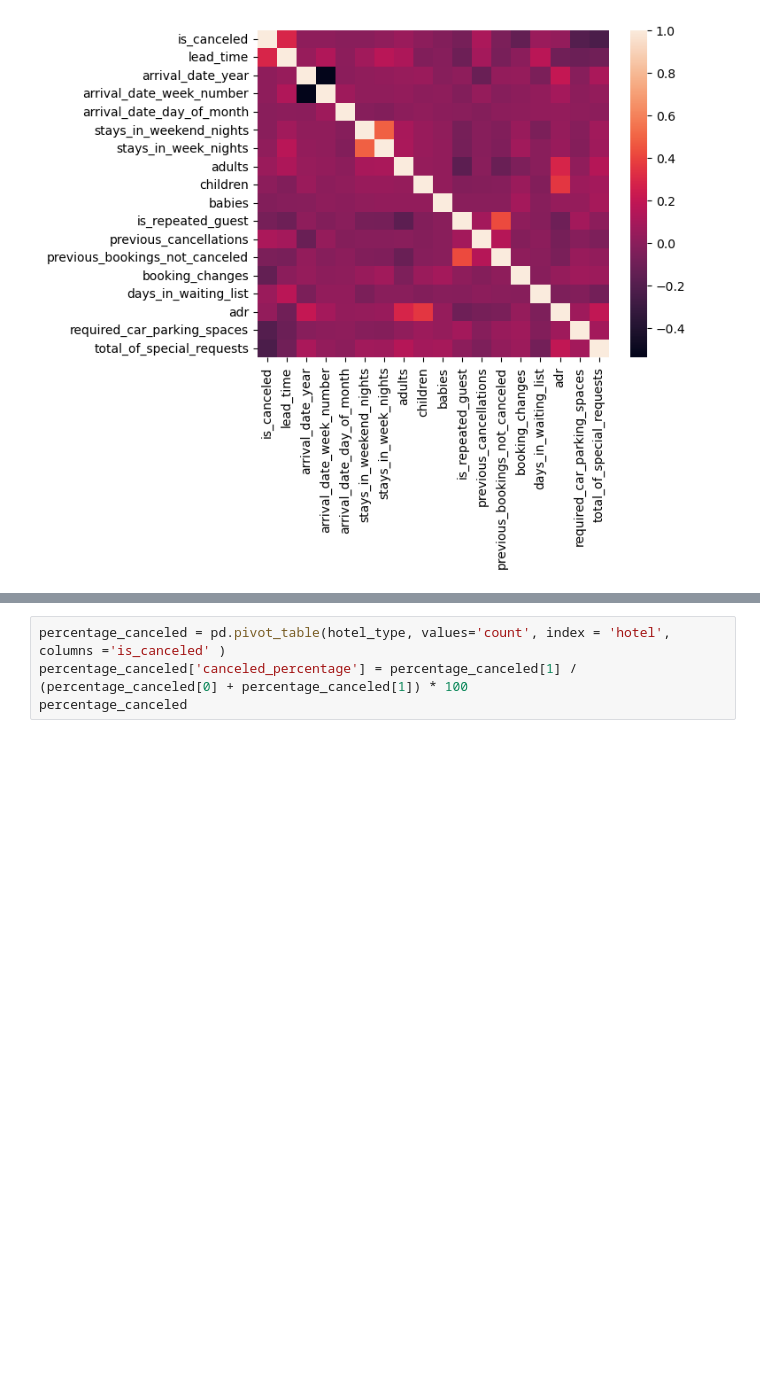
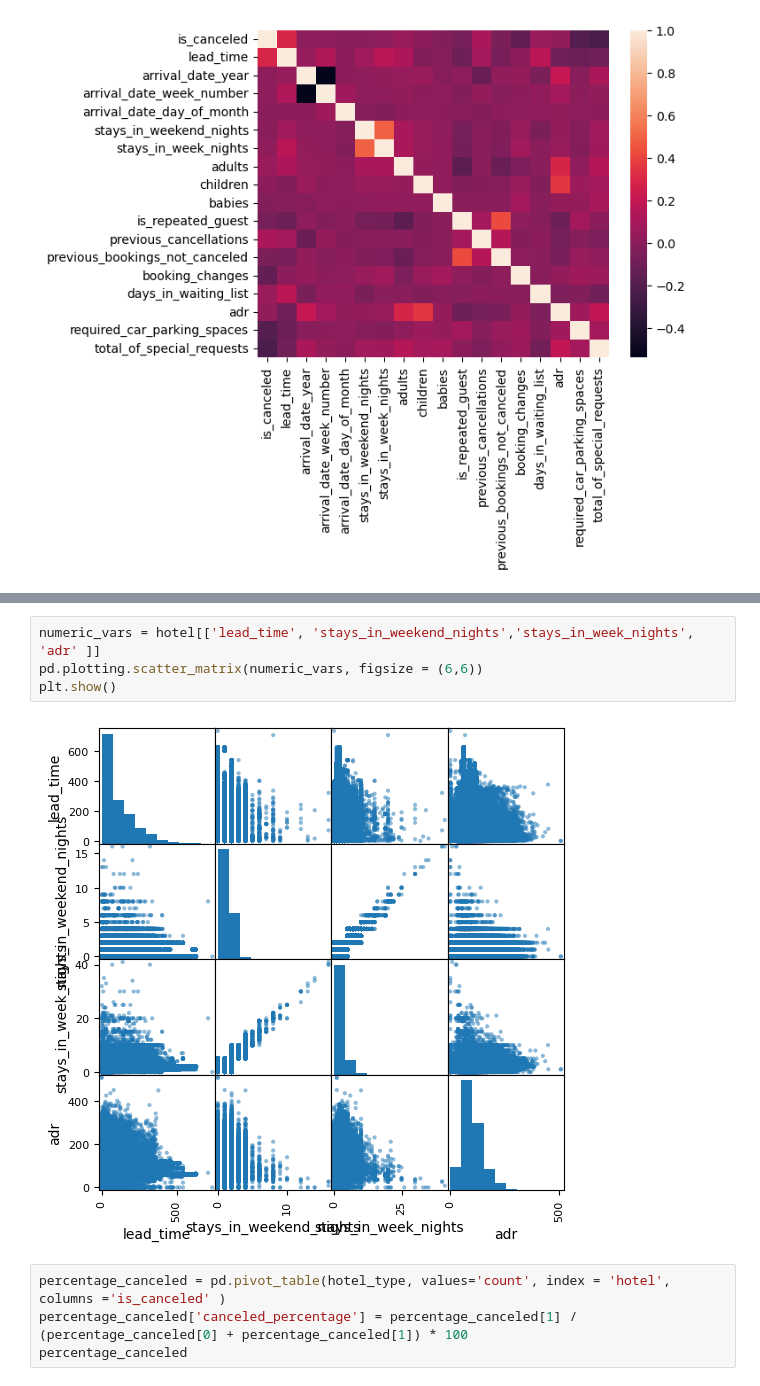
Before and after one commit to Reytrei/ST3187_FinalProject, a Jupyter notebook: Final_Project.ipynb, the cells around one changed output, grey strips where cells are left out. Cells and saved outputs as stored; diff of their text form; blank space fills up the shorter version.

```diff
--- a/Final_Project.ipynb
+++ b/Final_Project.ipynb
@@ -251,3 +283,9 @@ plt.show()
+# %%
+numeric_vars = hotel[['lead_time', 'stays_in_weekend_nights','stays_in_week_nights', 'adr' ]]
+pd.plotting.scatter_matrix(numeric_vars, figsize = (6,6))
+plt.show()
+# %% [output]
+[figure, added]
 # %%
 percentage_canceled = pd.pivot_table(hotel_type, values='count', index = 'hotel', columns ='is_canceled' )
 percentage_canceled['canceled_percentage'] = percentage_canceled[1] / (percentage_canceled[0] + percentage_canceled[1]) * 100
```
Also changed, not shown: parts of 87 cells of this notebook, 1 other file.
